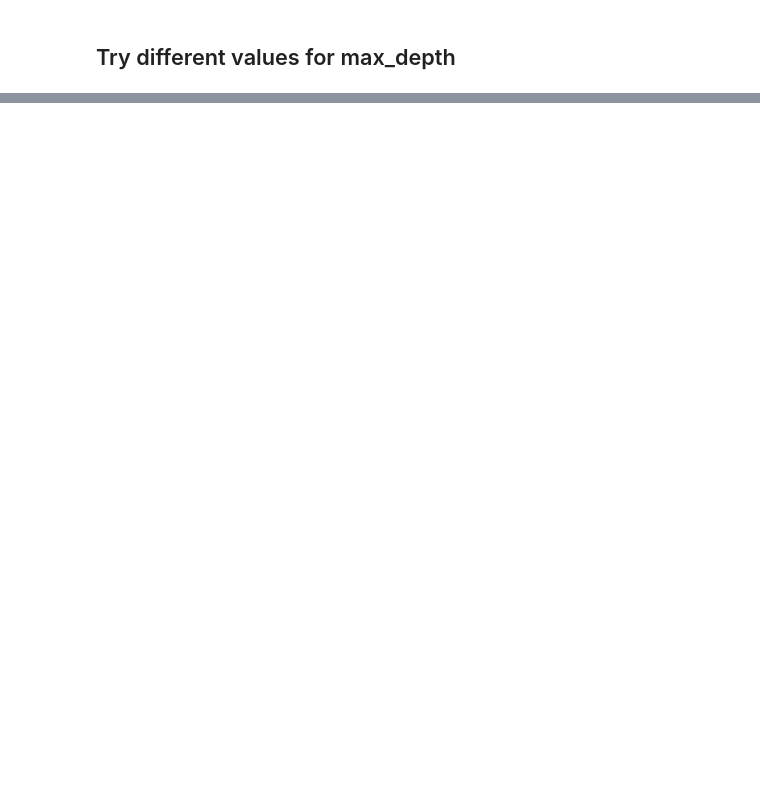
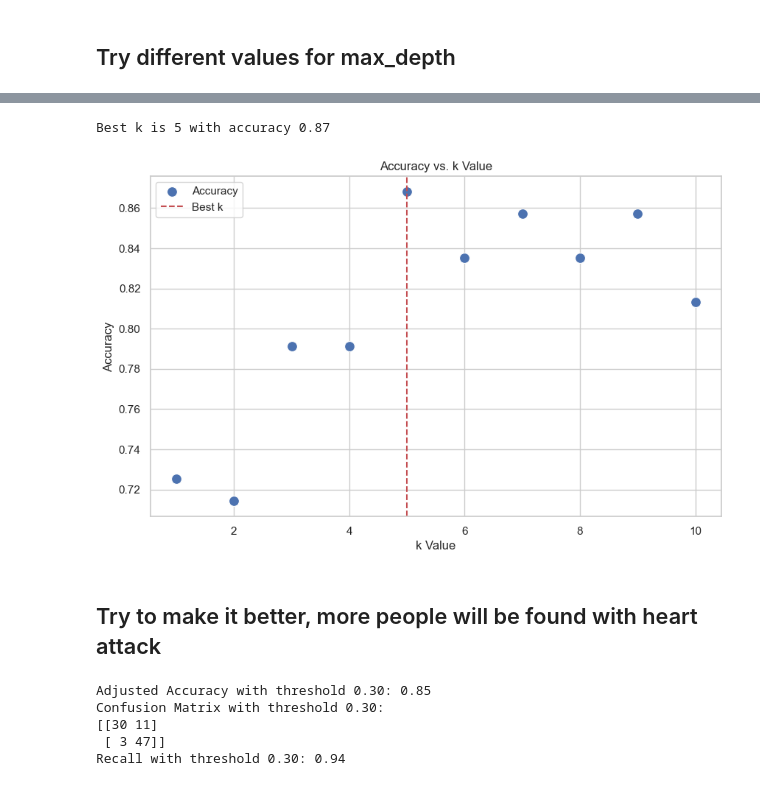
Before and after one commit to TimeLegend35/ml_group4_heart_attack, a Jupyter notebook: tobi.ipynb, the cells around one changed output, grey strips where cells are left out. Saved outputs shown, nothing was run; the diff lists cells and outputs as text; code cells hidden in the pictures; blank space fills up the shorter version.

```diff
--- a/tobi.ipynb
+++ b/tobi.ipynb
@@ -363,0 +423,73 @@ plt.show()
+# %%
+from sklearn.neighbors import KNeighborsClassifier
+from sklearn.metrics import accuracy_score
+import seaborn as sns
+import matplotlib.pyplot as plt
+
+# Assuming you have X_train, y_train, X_test, and y_test defined
+
+accuracy_scores = []
+
+for n_neighbors in range(1, 11):
+    knn_estimator = KNeighborsClassifier(n_neighbors)
+    knn_estimator.fit(X_train, y_train)
+    test_prediction = knn_estimator.predict(X_test)
+    accuracy = accuracy_score(y_test, test_prediction)
+    accuracy_scores.append(accuracy)
+
+# Find the best value of k
+best_k = accuracy_scores.index(max(accuracy_scores)) + 1
+print("Best k is {} with accuracy {:.2f}".format(best_k, max(accuracy_scores)))
+
+# Create a list of k values from 1 to 10
+k_values = list(range(1, 11))
+
+# Create a dictionary to hold k values and their corresponding accuracy scores
+data = {'k': k_values, 'Accuracy': accuracy_scores}
+
+# Create a Seaborn scatter plot
+sns.set(style='whitegrid')
+plt.figure(figsize=(10, 6))
+sns.scatterplot(x='k', y='Accuracy', data=data, s=100, color='b', label='Accuracy')
+plt.title('Accuracy vs. k Value')
+plt.xlabel('k Value')
+plt.ylabel('Accuracy')
+plt.axvline(x=best_k, color='r', linestyle='--', label='Best k')
+plt.legend()
+plt.show()
+# %% [output]
+Best k is 5 with accuracy 0.87
+[figure, added]
+# %% [markdown]
+## Try to make it better, more people will be found with heart attack
+# %%
+threshold = 0.3  # Adjust this threshold as needed
+
+knn_estimator = KNeighborsClassifier(best_k)
+knn_estimator.fit(X_train, y_train)
+
+# Classify based on the adjusted threshold
+adjusted_predictions = knn_estimator.predict_proba(X_test)[:, 1] >= threshold
+
+# Calculate accuracy with the adjusted threshold
+adjusted_accuracy = accuracy_score(y_test, adjusted_predictions)
+
+# Calculate the confusion matrix with the adjusted threshold
+confusion = confusion_matrix(y_test, adjusted_predictions)
+
+# Calculate recall with the adjusted threshold
+recall = recall_score(y_test, adjusted_predictions)
+
+# Print the adjusted accuracy, confusion matrix, and recall
+print("Adjusted Accuracy with threshold {:.2f}: {:.2f}".format(threshold, adjusted_accuracy))
+
+print("Confusion Matrix with threshold {:.2f}:".format(threshold))
+print(confusion)
+
+print("Recall with threshold {:.2f}: {:.2f}".format(threshold, recall))
+# %% [output]
+Adjusted Accuracy with threshold 0.30: 0.85
+Confusion Matrix with threshold 0.30:
+[[30 11]
+ [ 3 47]]
+Recall with threshold 0.30: 0.94
```
Also changed, not shown: parts of 10 cells of this notebook.
